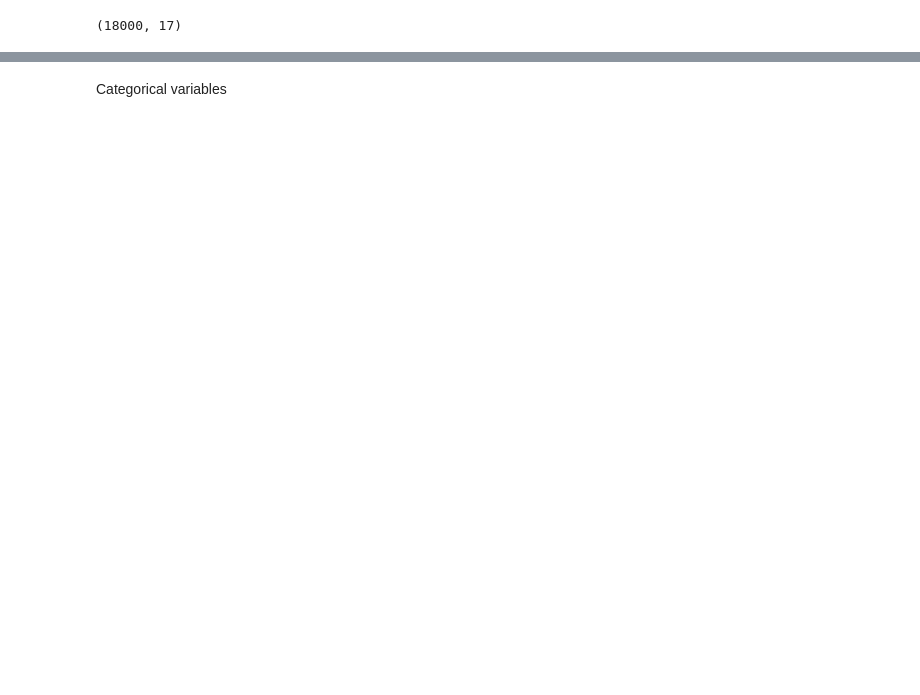
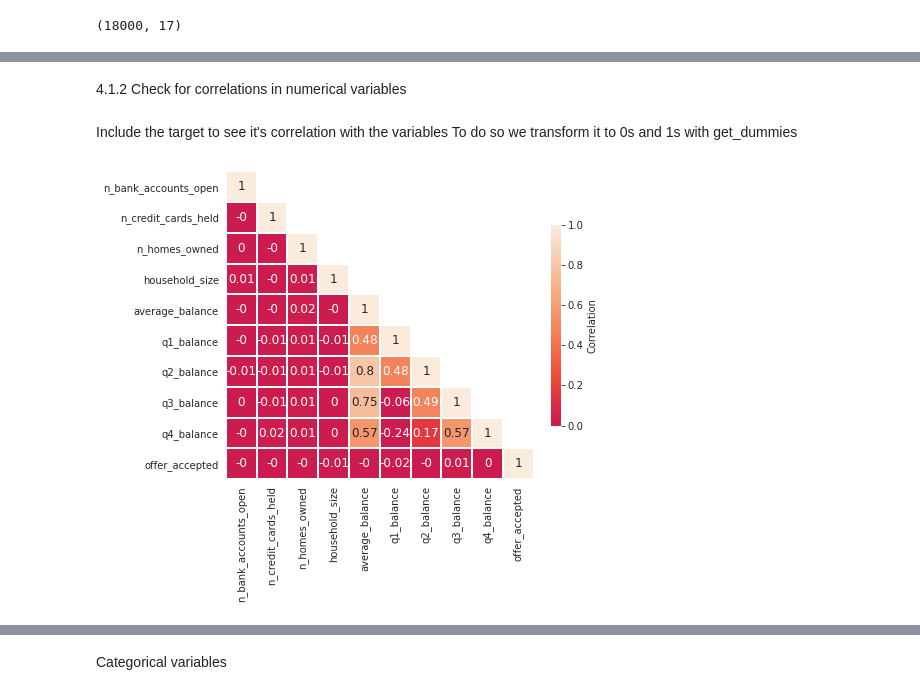
Before and after one commit to nicojapas/Mid-Project-Credit-Card, a Jupyter notebook: creditcard_project.ipynb, the cells around one changed output, grey strips where cells are left out. Saved outputs shown, nothing was run; the diff lists cells and outputs as text; code cells hidden in the pictures; blank space fills up the shorter version.

```diff
--- a/creditcard_project.ipynb
+++ b/creditcard_project.ipynb
@@ -347,0 +196,3 @@ X_num_standardized
+# %%
+data = pd.read_csv('files/creditcardmarketing_final.csv')
+data.head()
@@ -347,0 +263,5 @@ X_num_standardized
+# %% [markdown]
+4.1.2 Check for correlations in numerical variables
+# %% [markdown]
+Include the target to see it's correlation with the variables
+To do so we transform it to 0s and 1s with get_dummies
@@ -347,0 +270,16 @@ X_num_standardized
+# %%
+def plot_heatmap(df, size):
+    corr = df.corr().round(2)
+    mask = np.zeros_like(corr)
+    mask[np.triu_indices_from(mask, k=1)] = True
+
+    with sns.axes_style("white"):
+        f, ax = plt.subplots(figsize=(size, size))
+        ax = sns.heatmap(corr, mask=mask, center=0, vmin=0, vmax=1, annot=True, square=True,
+                         linewidths=1, annot_kws={'fontsize':'large'}, cmap='rocket',
+                         cbar_kws={"orientation": "vertical", 'fraction': 0.03, 'label': 'Correlation'}
+                        )
+
+plot_heatmap(X_num, 6)
+# %% [output]
+[figure, added]
```
Also changed, not shown: parts of 199 cells of this notebook, 10 other files.
